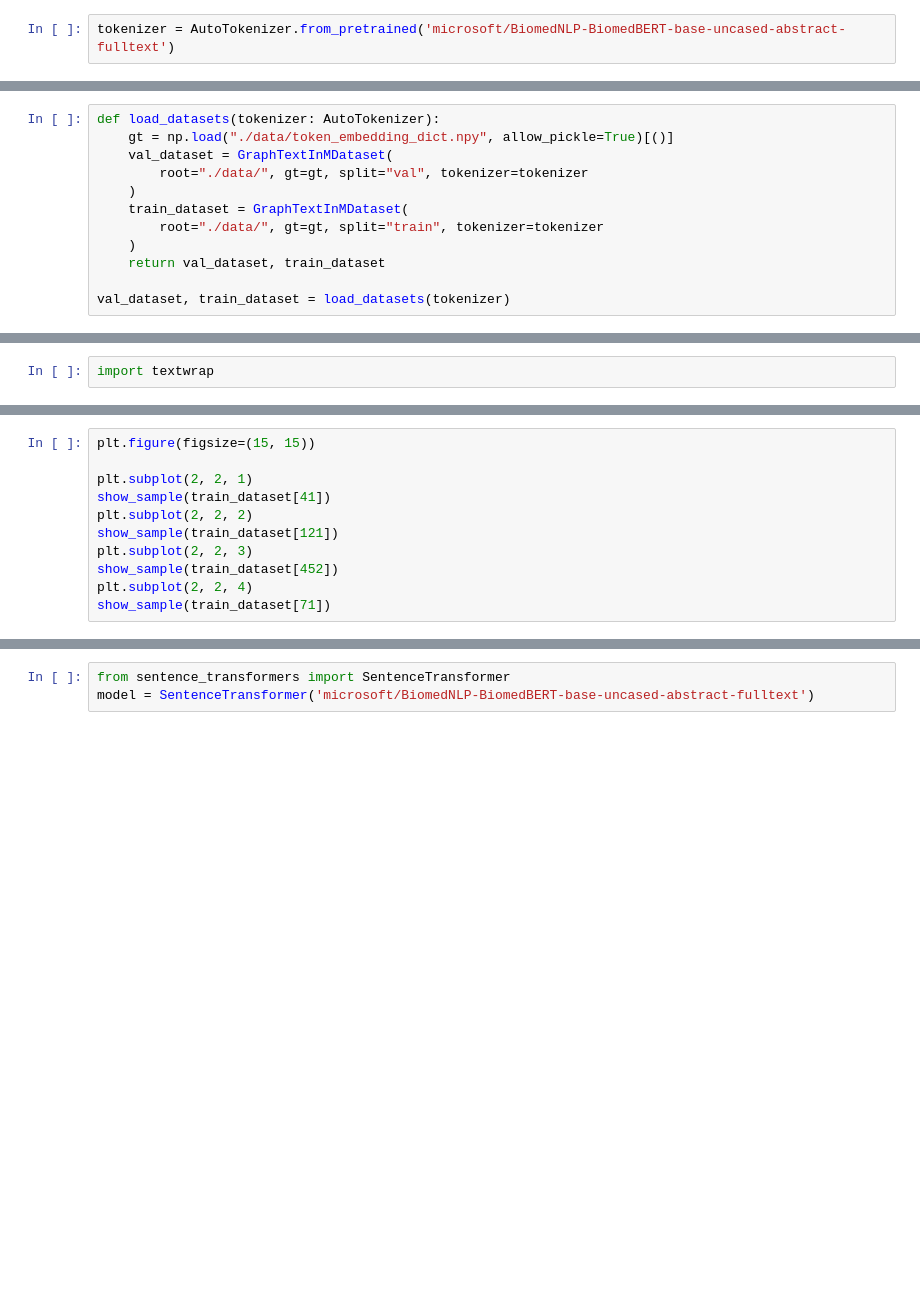
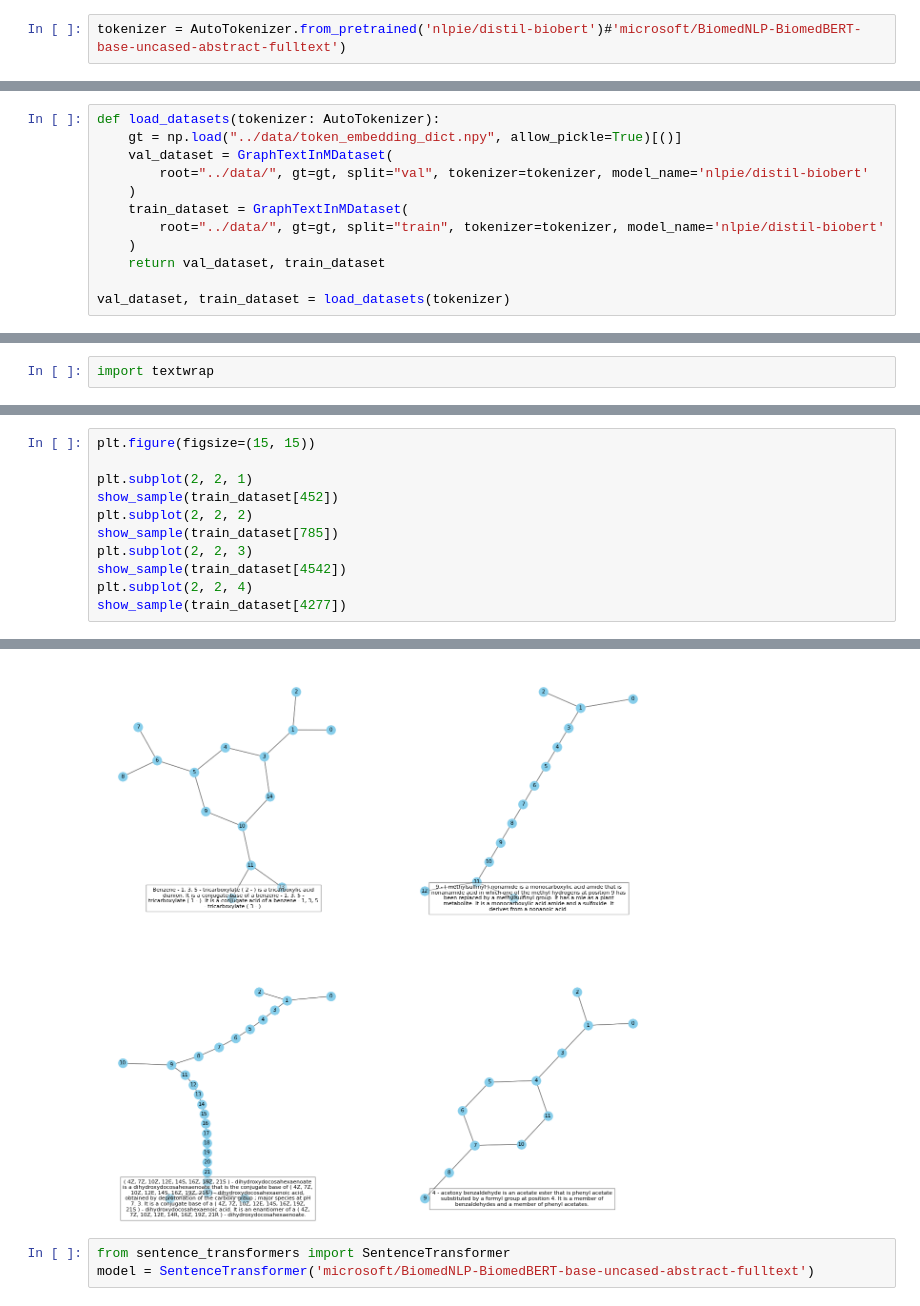
Before and after one commit to Liphos/Altegrad-MVA-2023-2024, a Jupyter notebook: notebooks/eda.ipynb, the cells around one changed output, grey strips where cells are left out. Saved outputs shown, nothing was run; the diff lists cells and outputs as text; blank space fills up the shorter version.

```diff
--- a/notebooks/eda.ipynb
+++ b/notebooks/eda.ipynb
@@ -8,7 +18,7 @@ from transformers import AutoTokenizer
 import matplotlib.pyplot as plt
 import numpy as np
 # %%
-tokenizer = AutoTokenizer.from_pretrained('microsoft/BiomedNLP-BiomedBERT-base-uncased-abstract-fulltext')
+tokenizer = AutoTokenizer.from_pretrained('nlpie/distil-biobert')#'microsoft/BiomedNLP-BiomedBERT-base-uncased-abstract-fulltext')
 # %%
 import os
 import shutil
@@ -58,12 +68,12 @@ test_dir = r"data/processed/test/"
 sample = torch.load(train_dir + "data.pt")
 # %%
 def load_datasets(tokenizer: AutoTokenizer):
-    gt = np.load("./data/token_embedding_dict.npy", allow_pickle=True)[()]
+    gt = np.load("../data/token_embedding_dict.npy", allow_pickle=True)[()]
     val_dataset = GraphTextInMDataset(
-        root="./data/", gt=gt, split="val", tokenizer=tokenizer
+        root="../data/", gt=gt, split="val", tokenizer=tokenizer, model_name='nlpie/distil-biobert'
     )
     train_dataset = GraphTextInMDataset(
-        root="./data/", gt=gt, split="train", tokenizer=tokenizer
+        root="../data/", gt=gt, split="train", tokenizer=tokenizer, model_name='nlpie/distil-biobert'
     )
     return val_dataset, train_dataset
 
@@ -94,10 +106,11 @@ def show_sample(sample):
 plt.figure(figsize=(15, 15))
 
 plt.subplot(2, 2, 1)
-show_sample(train_dataset[41])
+show_sample(train_dataset[452])
 plt.subplot(2, 2, 2)
-show_sample(train_dataset[121])
+show_sample(train_dataset[785])
 plt.subplot(2, 2, 3)
-show_sample(train_dataset[452])
+show_sample(train_dataset[4542])
 plt.subplot(2, 2, 4)
-show_sample(train_dataset[71])
+show_sample(train_dataset[4277])
+# %% [output]
@@ -104,3 +135,4 @@ show_sample(train_dataset[71])
+[figure, added]
 # %%
 from sentence_transformers import SentenceTransformer
 model = SentenceTransformer('microsoft/BiomedNLP-BiomedBERT-base-uncased-abstract-fulltext')
```
Also changed, not shown: parts of 4 cells of this notebook, 5 other files.
